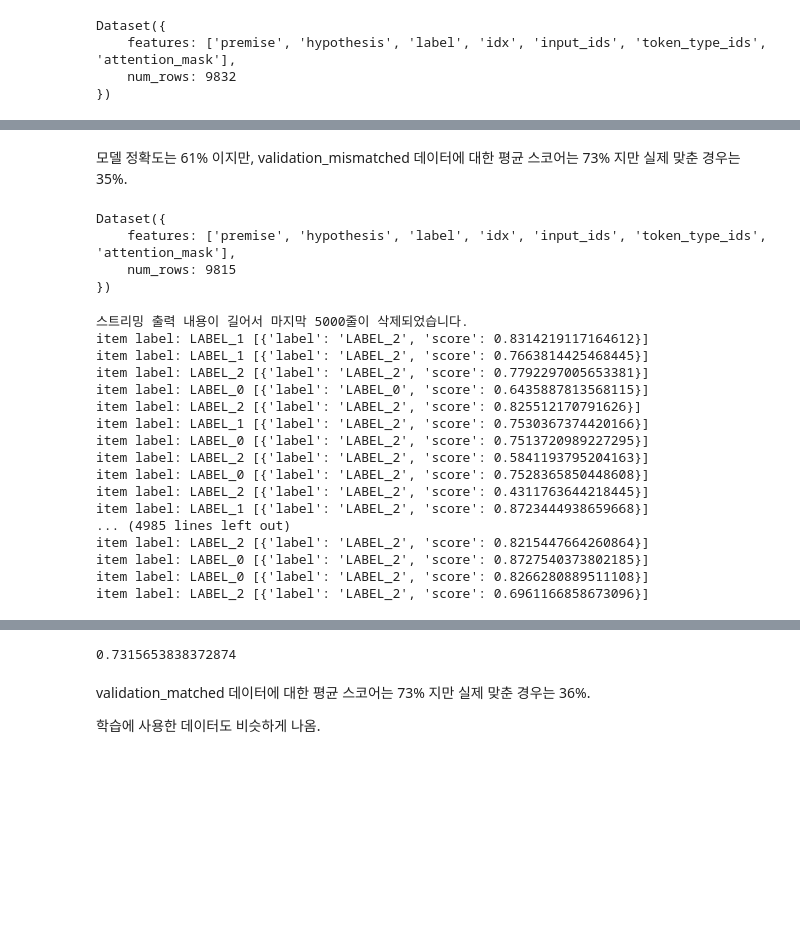
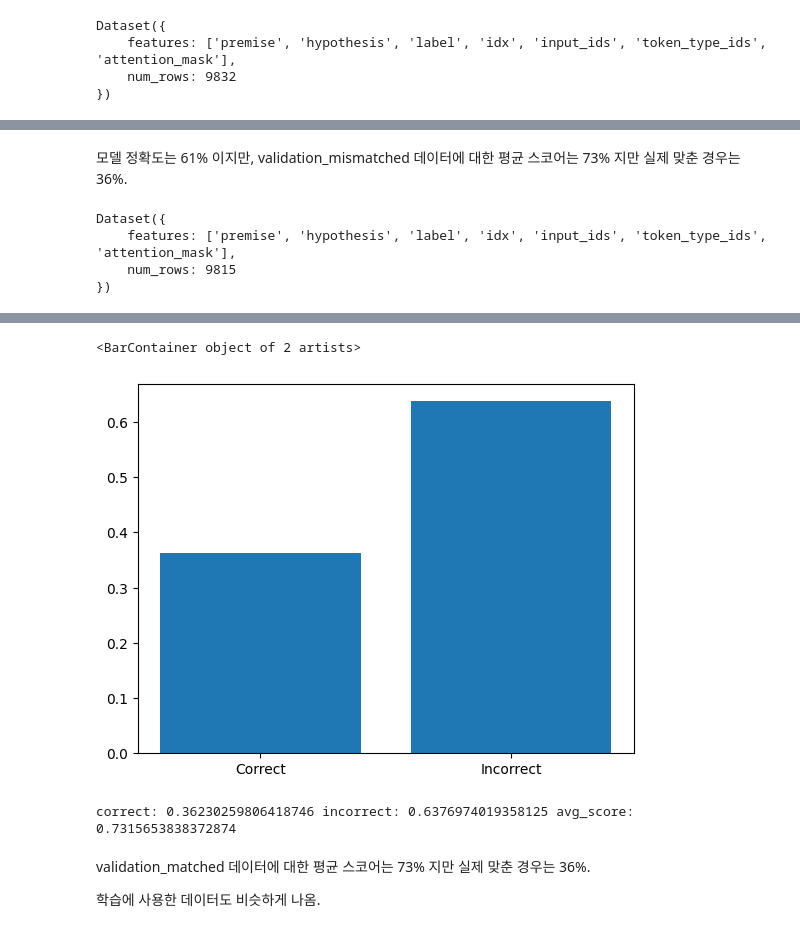
Before and after one commit to hanghae-plus-AI/AI-1-tolluset, a Jupyter notebook: week4/4-advance.ipynb, the cells around one changed output, grey strips where cells are left out. Saved outputs shown, nothing was run; the diff lists cells and outputs as text; code cells hidden in the pictures; blank space fills up the shorter version.

```diff
--- a/week4/4-advance.ipynb
+++ b/week4/4-advance.ipynb
@@ -254,5 +236,5 @@ fig = px.bar(
 # %% [markdown]
-모델 정확도는 61% 이지만, validation_mismatched 데이터에 대한 평균 스코어는 73% 지만 실제 맞춘 경우는 35%.
+모델 정확도는 61% 이지만, validation_mismatched 데이터에 대한 평균 스코어는 73% 지만 실제 맞춘 경우는 36%.
 # %%
 validation_matched = mnli_tokenized["validation_matched"]
 validation_matched
@@ -273,34 +255,15 @@ for idx, item in enumerate(validation_matched):
   premise, hypothesis, label = item["premise"], item["hypothesis"], item["label"]
   label = "LABEL_" + str(label)
   prediction = classifier(f"{premise} {hypothesis}")
-  print("item label:", label, prediction)
 
   if prediction[0]["label"] == label:
     correct += 1
 
   score = prediction[0]["score"]
   avg_score += score
-# %% [output]
-스트리밍 출력 내용이 길어서 마지막 5000줄이 삭제되었습니다.
-item label: LABEL_1 [{'label': 'LABEL_2', 'score': 0.8314219117164612}]
-item label: LABEL_1 [{'label': 'LABEL_2', 'score': 0.7663814425468445}]
-item label: LABEL_2 [{'label': 'LABEL_2', 'score': 0.7792297005653381}]
-item label: LABEL_0 [{'label': 'LABEL_0', 'score': 0.6435887813568115}]
-item label: LABEL_2 [{'label': 'LABEL_2', 'score': 0.825512170791626}]
-item label: LABEL_1 [{'label': 'LABEL_2', 'score': 0.7530367374420166}]
-item label: LABEL_0 [{'label': 'LABEL_2', 'score': 0.7513720989227295}]
-item label: LABEL_2 [{'label': 'LABEL_2', 'score': 0.5841193795204163}]
-item label: LABEL_0 [{'label': 'LABEL_2', 'score': 0.7528365850448608}]
-item label: LABEL_2 [{'label': 'LABEL_2', 'score': 0.4311763644218445}]
-item label: LABEL_1 [{'label': 'LABEL_2', 'score': 0.8723444938659668}]
-... (4985 lines left out)
-item label: LABEL_2 [{'label': 'LABEL_2', 'score': 0.8215447664260864}]
-item label: LABEL_0 [{'label': 'LABEL_2', 'score': 0.8727540373802185}]
-item label: LABEL_0 [{'label': 'LABEL_2', 'score': 0.8266280889511108}]
-item label: LABEL_2 [{'label': 'LABEL_2', 'score': 0.6961166858673096}]
 # %%
-fig = px.bar(
-    x=["Correct", "Incorrect"],
-    y=[correct / nums, (nums - correct) / nums],
-).show()
+plt.bar(
+    ["Correct", "Incorrect"],
+    [correct / nums, (nums - correct) / nums],
+)
 # %% [output]
@@ -308,7 +270,9 @@ fig = px.bar(
+<BarContainer object of 2 artists>
+[figure, added]
-# %%
-(avg_score) / nums
-# %% [output]
-0.7315653838372874
+# %%
+print("correct:", correct/ nums, "incorrect:", (nums - correct) / nums, "avg_score:", (avg_score) / nums)
+# %% [output]
+correct: 0.36230259806418746 incorrect: 0.6376974019358125 avg_score: 0.7315653838372874
 # %% [markdown]
 validation_matched 데이터에 대한 평균 스코어는 73% 지만 실제 맞춘 경우는 36%.
 
```
Also changed, not shown: parts of 7 cells of this notebook.
